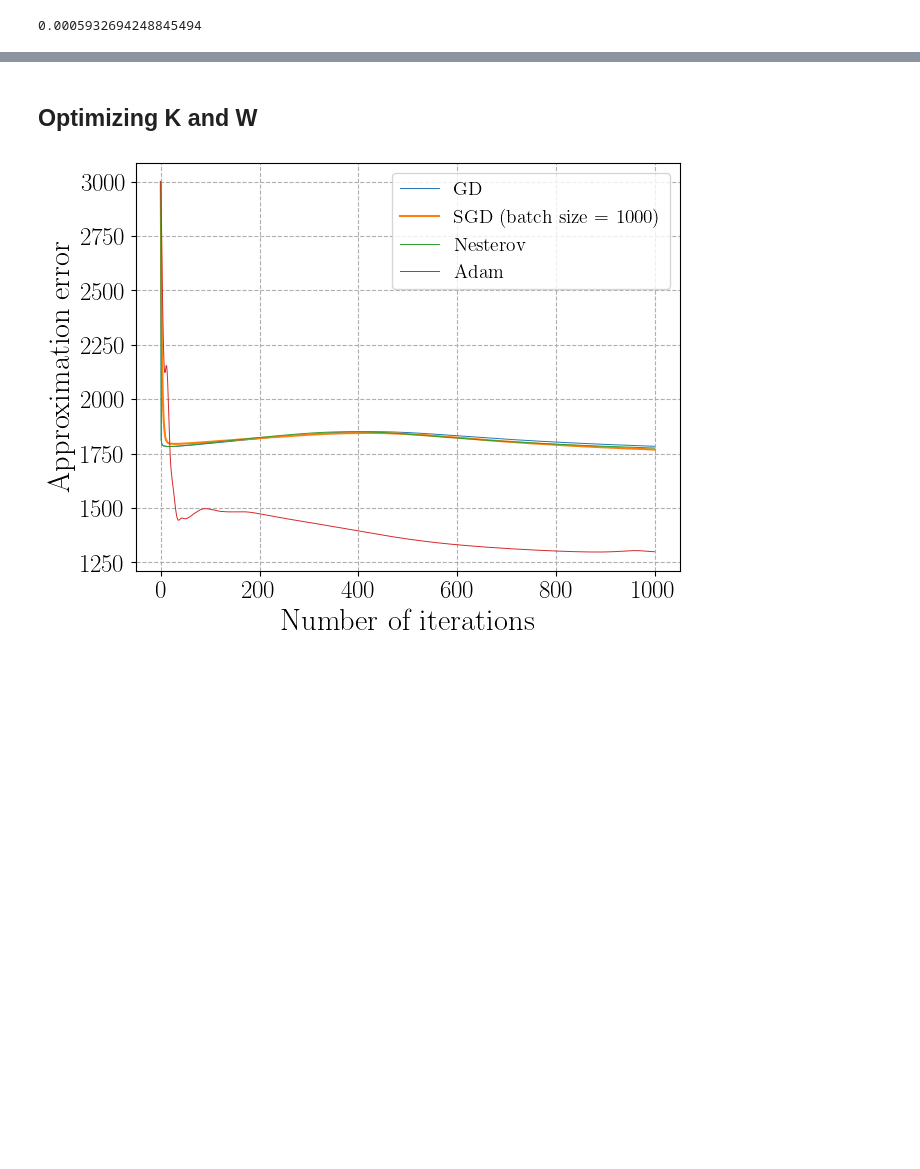
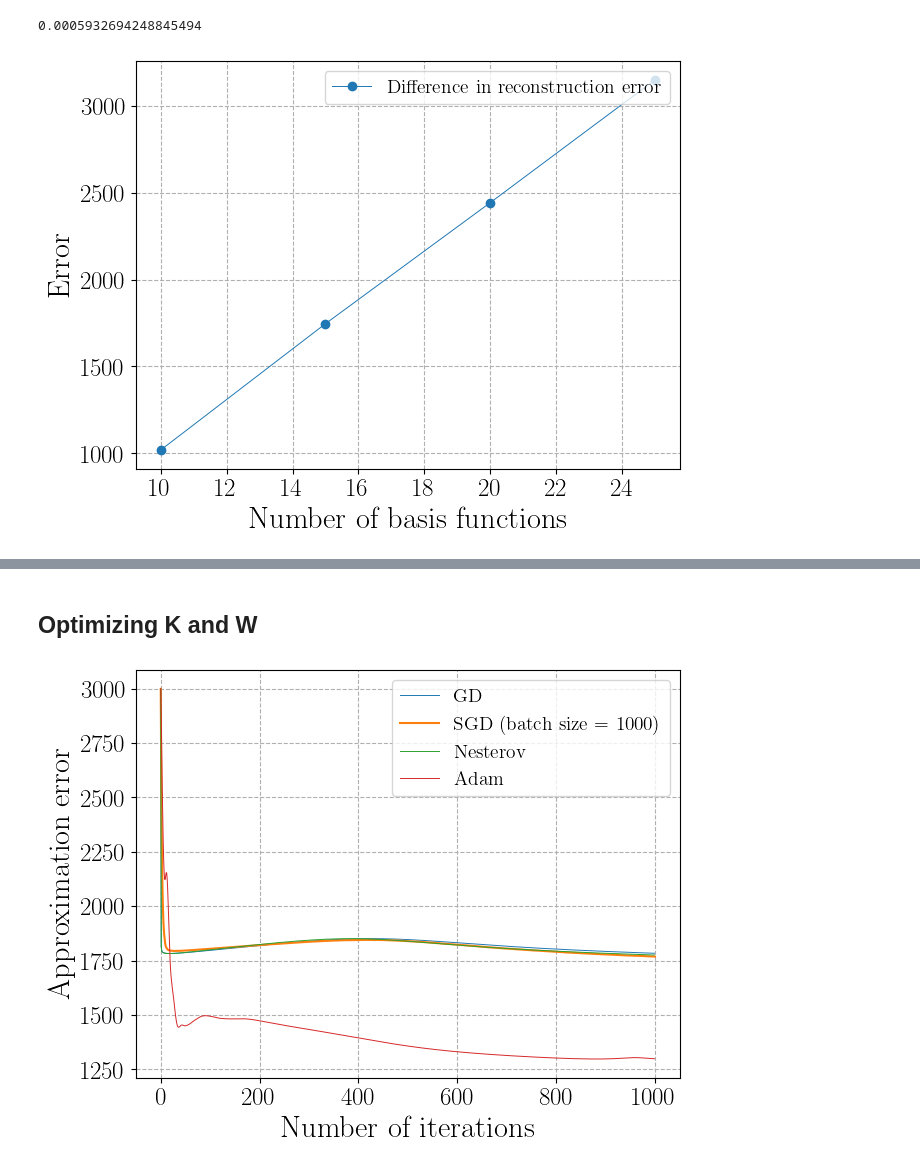
Before and after one commit to tabishhub/adam_d3s, a Jupyter notebook: Koopman_operator/OU_process.ipynb, the cells around one changed output, grey strips where cells are left out. Cells and saved outputs as stored; diff of their text form; code cells hidden in the pictures; blank space fills up the shorter version.

```diff
--- a/Koopman_operator/OU_process.ipynb
+++ b/Koopman_operator/OU_process.ipynb
@@ -99,3 +103,47 @@ hw = hk
 print(hk)
 # %% [output]
 0.0005932694248845494
+# %%
+# Experiment for increasing number of basis functions
+
+nums = [10, 15, 20, 25]
+# sigmas_n1 = jnp.zeros((10))
+# sigmas_n2 = jnp.zeros((15))
+# sigmas_n3 = jnp.zeros((20))
+cost_diff_K = []
+cost_diff_w = []
+
+opt_K_W_exp = OptimalKoopmanParameter(1e-2, 200, psi_1D)                 # Initialize the class
+
+for i in range(len(nums)):
+    c_exp = jnp.linspace(-2, 2, nums[i])
+    sigmas_exp = 0.2*jnp.ones(c_exp.shape)
+    W_init_exp = jnp.c_[sigmas_exp, c_exp]
+    K_init_exp = jnp.zeros((c_exp.shape[0], c_exp.shape[0]))
+    K_exp, W_exp, f_vals_exp, param_f_vals_exp = opt_K_W_exp.adam(K_init_exp, W_init_exp, X_ou, Y_ou, hk=0.01, hw=0.01)
+    cost_diff_K.append(f_vals_exp[0] - f_vals_exp[-1])
+    cost_diff_w.append(param_f_vals_exp[0] - param_f_vals_exp[-1])
+    # if i == 0:
+    #     sigmas_n1 = W_exp[:, 0]
+    # if i == 1:
+    #     sigmas_n2 = W_exp[:, 0]
+    # if i == 2:
+    #     sigmas_n3 = W_exp[:, 0]
+
+    #sigmas_exp.append(W_exp[:, 0])
+# %%
+# plot loss difference with increasing number of basis funtions
+
+plt.figure()
+plt.plot(nums, cost_diff_K, 'o-', linewidth=0.7, label='Difference in reconstruction error')
+plt.ylabel('Error', fontsize=22)
+plt.xlabel('Number of basis functions', fontsize=22)
+plt.grid(which='minor', linestyle=':')
+plt.grid(which='major', linestyle='--')
+plt.legend(loc='upper right', fontsize=14)
+plt.xticks(fontsize=18)
+plt.yticks(fontsize=18)
+# plt.savefig('loss_K_ou.pdf')
+plt.show()
+# %% [output]
+[figure, added]
```
Also changed, not shown: parts of 4 cells of this notebook, 3 other files.
